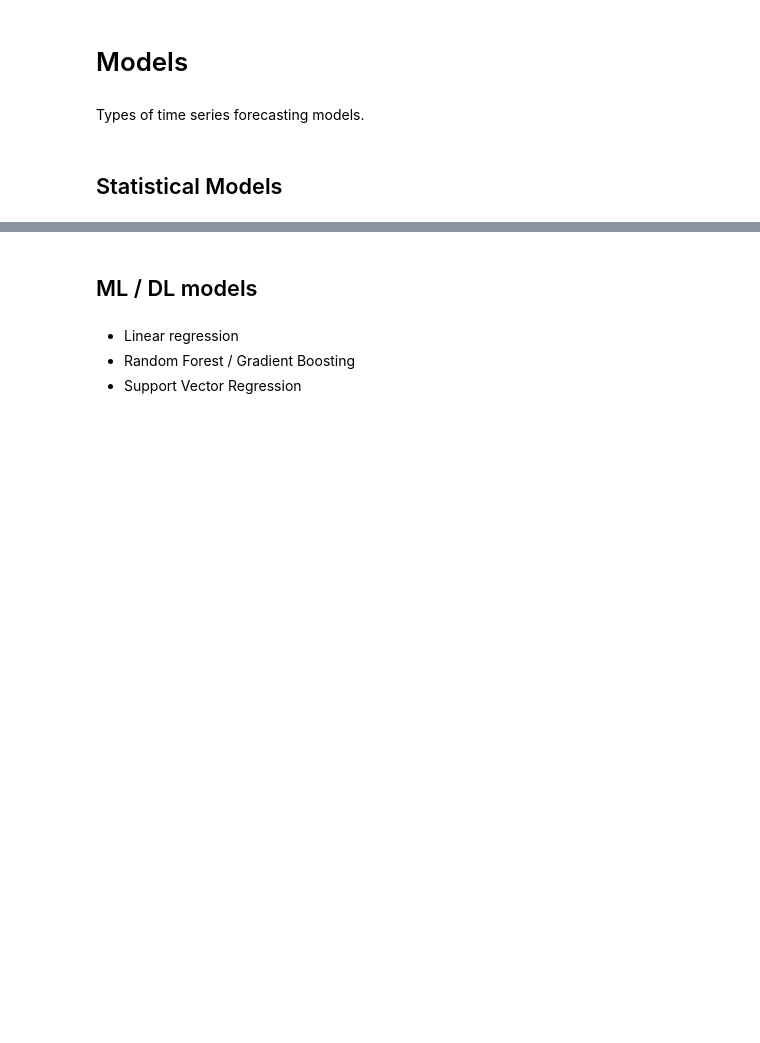
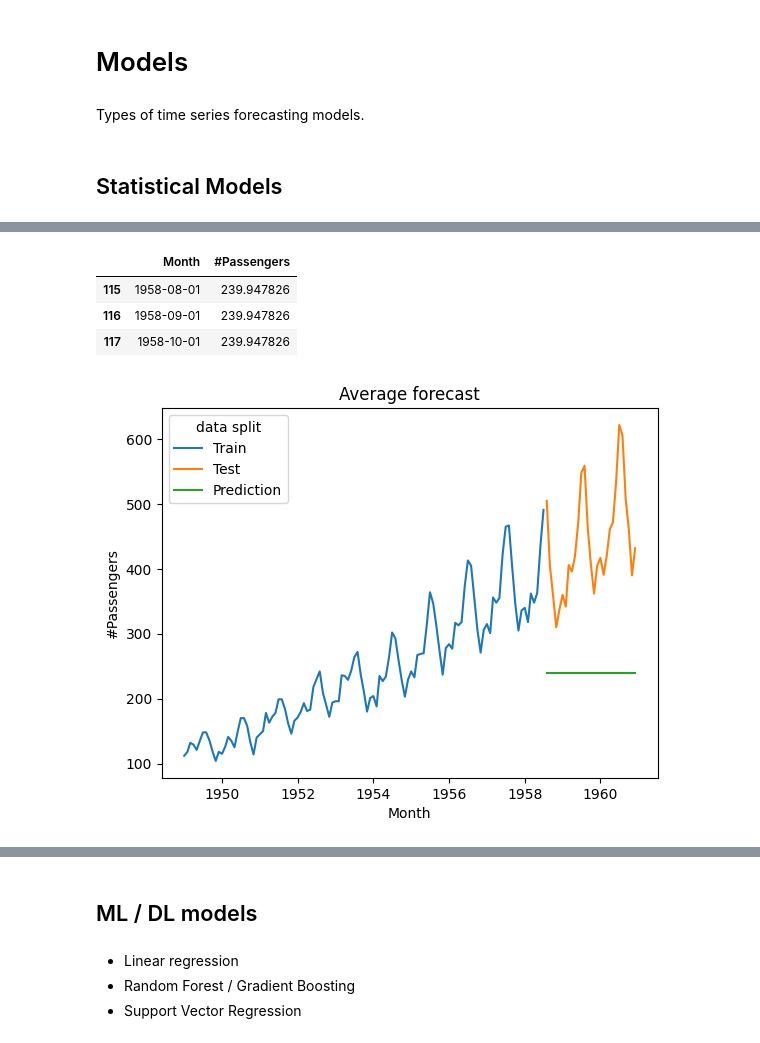
Before and after one commit to EvgeniiZorin/Handbook_Data-Science, a Jupyter notebook: _0_time_series.ipynb, the cells around one changed output, grey strips where cells are left out. Cells and saved outputs as stored; diff of their text form; code cells hidden in the pictures; blank space fills up the shorter version.

```diff
--- a/_0_time_series.ipynb
+++ b/_0_time_series.ipynb
@@ -290,0 +340,21 @@ Types of time series forecasting models.
+# %%
+def plot_predictions(
+    df_train: pd.DataFrame,
+    df_test: pd.DataFrame,
+    df_predictions: pd.DataFrame,
+    title: str
+):
+    """Plot."""
+    train, test, predictions = df_train.copy(deep=True), df_test.copy(deep=True), df_predictions.copy(deep=True)
+    train['data split'] = 'Train'
+    test['data split'] = 'Test'
+    predictions['data split'] = 'Prediction'
+    sns.lineplot(
+        data = pd.concat([train, test, predictions]),
+        x = 'Month',
+        y = '#Passengers',
+        hue = 'data split'
+    )
+    plt.title(title)
+    plt.show()
+    return None
@@ -290,0 +367,20 @@ Types of time series forecasting models.
+# %%
+df_train, df_test = train_test_split(df)
+
+average_forecast = df_train['#Passengers'].mean()
+df_predictions = df_test.copy(deep = True).drop(['#Passengers'], axis = 1)
+df_predictions['#Passengers'] = average_forecast
+display(df_predictions.head(3))
+
+plot_predictions(
+    df_train,
+    df_test,
+    df_predictions,
+    'Average forecast'
+)
+# %% [output]
+|  | Month | #Passengers |
+| 115 | 1958-08-01 | 239.947826 |
+| 116 | 1958-09-01 | 239.947826 |
+| 117 | 1958-10-01 | 239.947826 |
+[figure, added]
```
Also changed, not shown: parts of 21 cells of this notebook, 6 other files.
